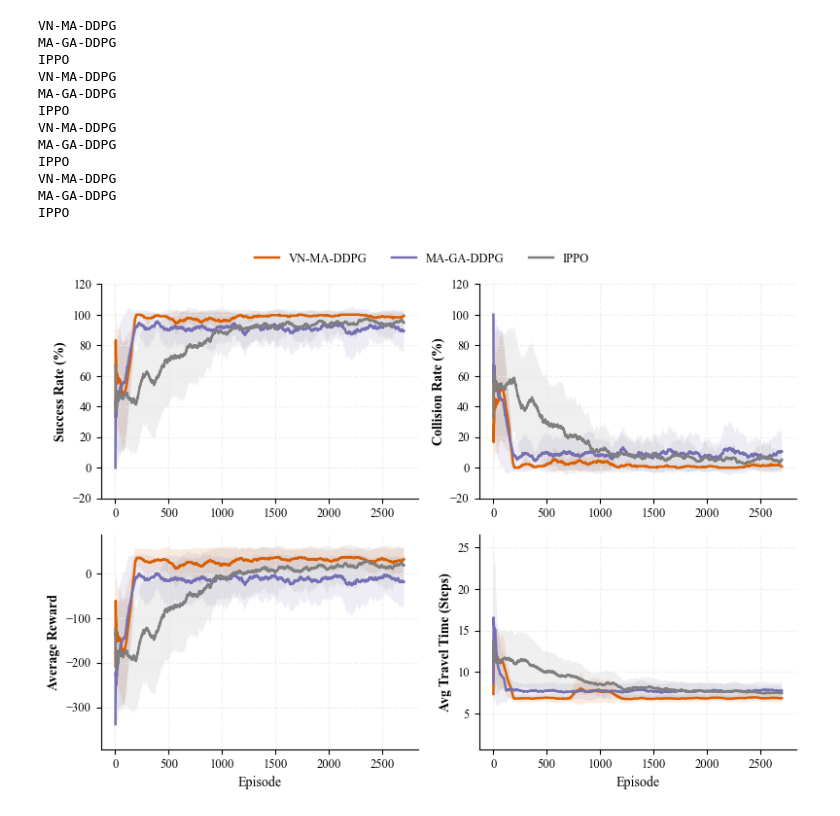
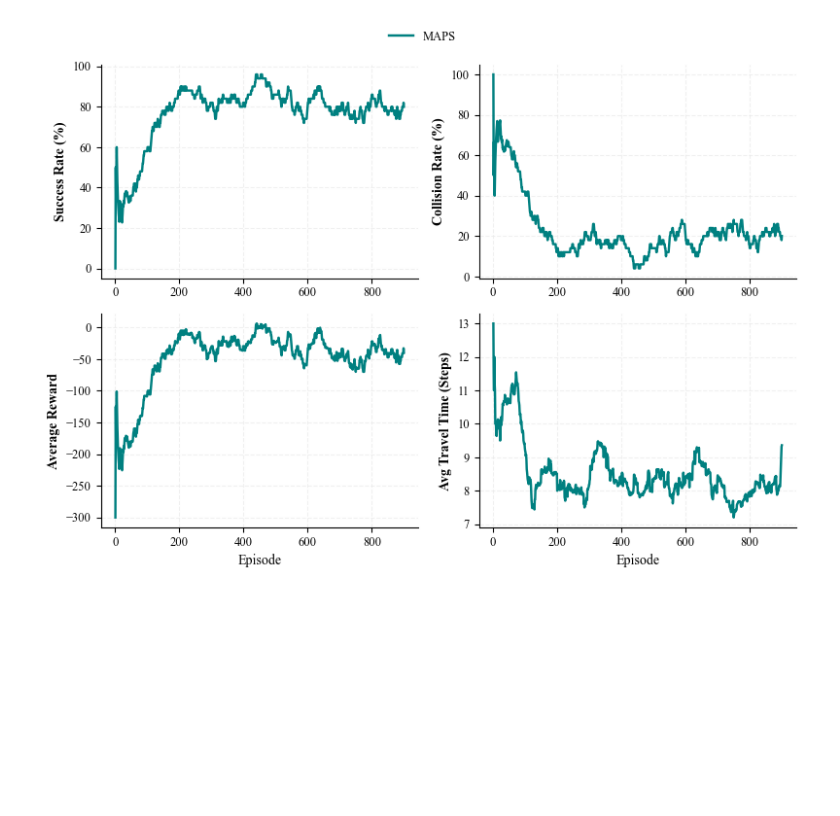
Before and after one commit to DRL-Research/RL, a Jupyter notebook: analyze_results.ipynb, the cells around one changed output. Drawn from its saved outputs; the diff is of its cells as text; code cells hidden in the pictures; blank space fills up the shorter version.

```diff
--- a/analyze_results.ipynb
+++ b/analyze_results.ipynb
@@ -29,26 +29,29 @@ plt.rcParams.update({
 })
 
 # Configure analysis parameters
-SEEDS = [42, 100, 2026]
-NUM_EPISODES = 2700
-WINDOW_SIZE = 100
+# SEEDS = [42, 100, 2026]
+SEEDS = [2026]
+# NUM_EPISODES = 2700
+NUM_EPISODES = 900
+WINDOW_SIZE = 50
 
 ALGORITHMS = {
-    # "MAPS": "experiment",
-    "VN-MA-DDPG": "vn_maddpg",
-    "MA-GA-DDPG": "ma_ga_ddpg",
-    "IPPO": "ippo"
+    "MAPS": "experiment",
+    # "VN-MA-DDPG": "vn_maddpg",
+    # "MA-GA-DDPG": "ma_ga_ddpg",
+    # "IPPO": "ippo"
 }
 
 # High-contrast, colorblind-friendly academic palette
 COLORS = {
-    # "MAPS": "#008080",          # Deep Teal (Primary Method Accent)
-    "VN-MA-DDPG": "#d95f02",    # Burnt Orange (Strong Contrast Baseline)
-    "MA-GA-DDPG": "#7570b3",    # Slate Blue/Purple (Secondary Baseline)
-    "IPPO": "#7f7f7f"           # Neutral Grey (Standard Simple Baseline)
+    "MAPS": "#008080",          # Deep Teal (Primary Method Accent)
+    # "VN-MA-DDPG": "#d95f02",    # Burnt Orange (Strong Contrast Baseline)
+    # "MA-GA-DDPG": "#7570b3",    # Slate Blue/Purple (Secondary Baseline)
+    # "IPPO": "#7f7f7f"           # Neutral Grey (Standard Simple Baseline)
 }
 
-experiment_name = "3_baselines_3_seeds_2700_episodes"
+# experiment_name = "3_baselines_3_seeds_2700_episodes"
+experiment_name = "MAPS_updated_code_1_seed_900_episodes"
 
 # --- DATA LOADING ---
 results_raw = {
@@ -140,43 +143,31 @@ for metric_key, ylabel, ax in metrics:
 
         mean_smooth = compute_rolling_avg(mean_raw, WINDOW_SIZE)
         std_smooth = compute_rolling_avg(std_raw, WINDOW_SIZE)
 
         line, = ax.plot(episodes_x, mean_smooth, label=alg_name, color=color, linewidth=1.75)
 
         ax.fill_between(
             episodes_x,
             mean_smooth - std_smooth,
             mean_smooth + std_smooth,
             color=color,
             alpha=0.12,         # Slightly lowered alpha to keep overlapping regions readable
             edgecolor="none"
         )
 
         # Populate uniform global legend handles on the first loop
         if metric_key == "success_flags":
             legend_lines.append(line)
             legend_labels.append(alg_name)
 
 # Single unified clean legend row placed globally above plots
 fig.legend(legend_lines, legend_labels, loc='upper center', bbox_to_anchor=(0.5, 1.05), ncol=4, frameon=False)
 
 plt.tight_layout()
 
 # Export strictly as high-density vector format for LaTeX templates
 os.makedirs("plots", exist_ok=True)
 plt.savefig("plots/algorithm_comparison.pdf", dpi=300, bbox_inches="tight")
 plt.show()
 # %% [output]
-VN-MA-DDPG
-MA-GA-DDPG
-IPPO
-VN-MA-DDPG
-MA-GA-DDPG
-IPPO
-VN-MA-DDPG
-MA-GA-DDPG
-IPPO
-VN-MA-DDPG
-MA-GA-DDPG
-IPPO
-[figure, old version]
+[figure, new version]
```
Also changed, not shown: parts of 1 cell of this notebook, 8 other files.
